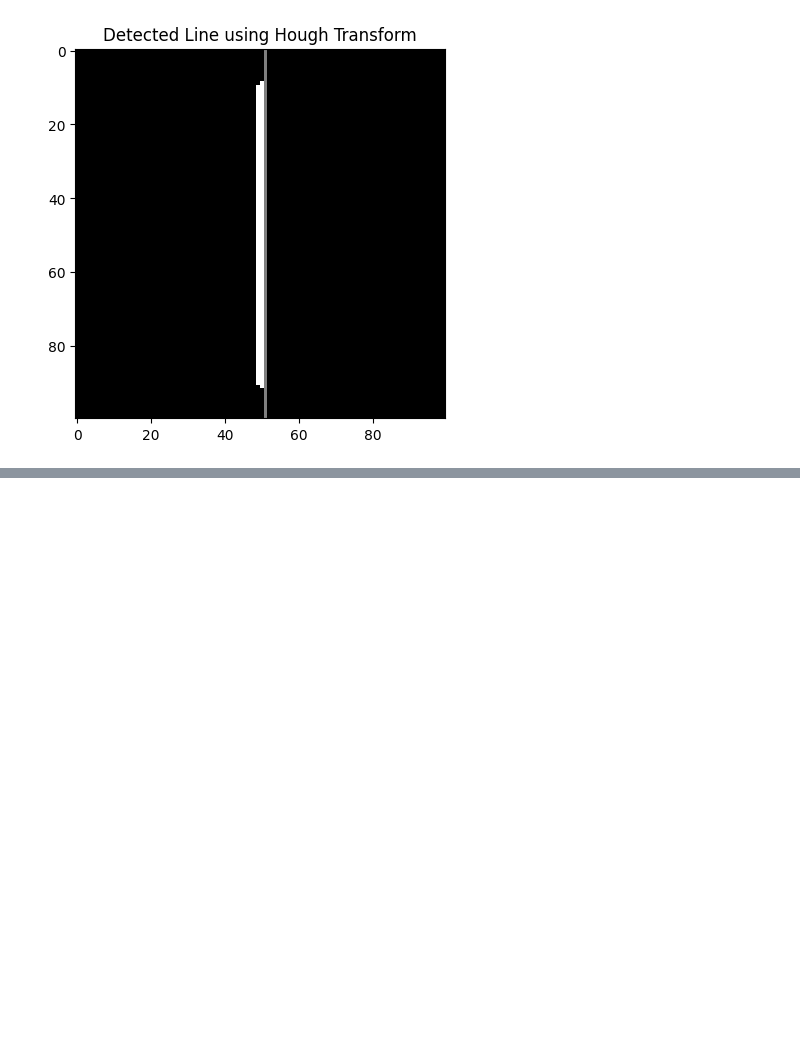
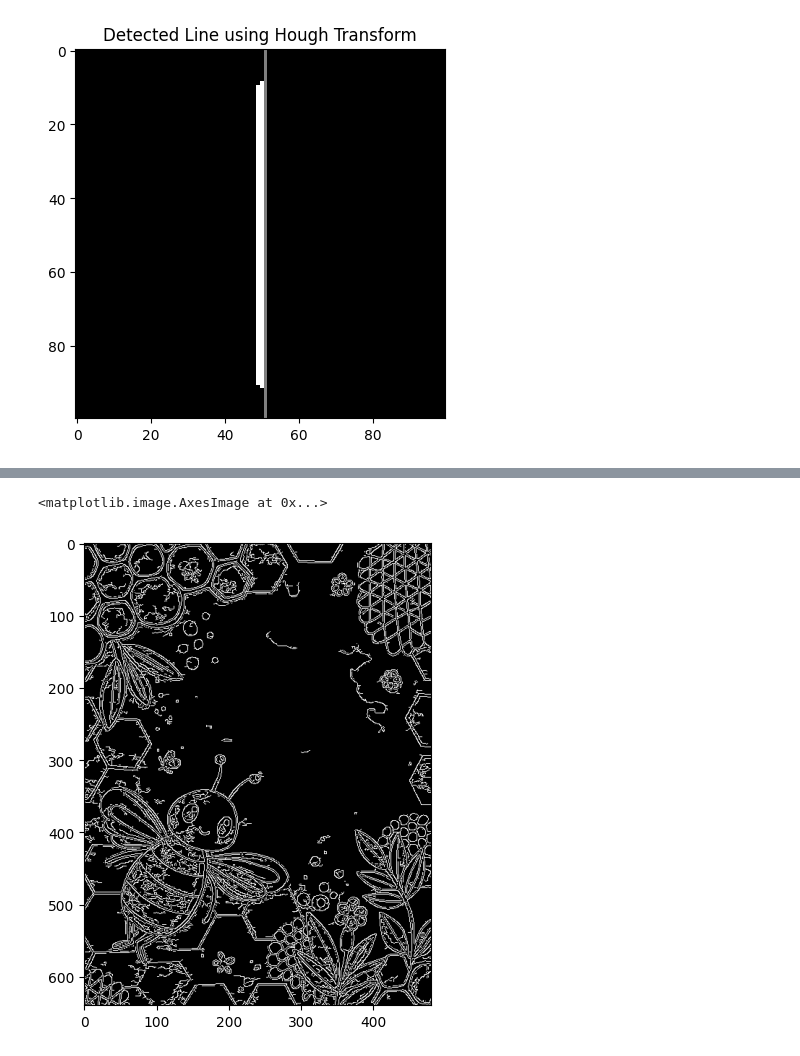
Before and after one commit to RevathiPerumalbits/bitsCV, a Jupyter notebook: ComputerVision/Class 05 Edge Detection/Edge_Detection.ipynb, the cells around one changed output, grey strips where cells are left out. Drawn from its saved outputs; the diff is of its cells as text; code cells hidden in the pictures; blank space fills up the shorter version.

Commit message:
edge/line detection code

```diff
--- a/ComputerVision/Class 05 Edge Detection/Edge_Detection.ipynb
+++ b/ComputerVision/Class 05 Edge Detection/Edge_Detection.ipynb
@@ -152,0 +168,7 @@ plt.show()
+# %%
+gray = cv2.imread('bee-8790316_640.jpg', cv2.IMREAD_GRAYSCALE)
+# Edge detection (Canny)
+edges = cv2.Canny(gray, 50, 150)
+
+# Apply Hough Transform
+lines = cv2.HoughLines(edges, 1, np.pi/180, threshold=80)
@@ -152,0 +204,6 @@ plt.show()
+# %%
+plt.figure(figsize=(12,6))
+plt.imshow(edges,cmap='gray')
+# %% [output]
+<matplotlib.image.AxesImage at 0x...>
+[figure, added]
```
Also changed, not shown: parts of 6 cells of this notebook, 1 other file.
